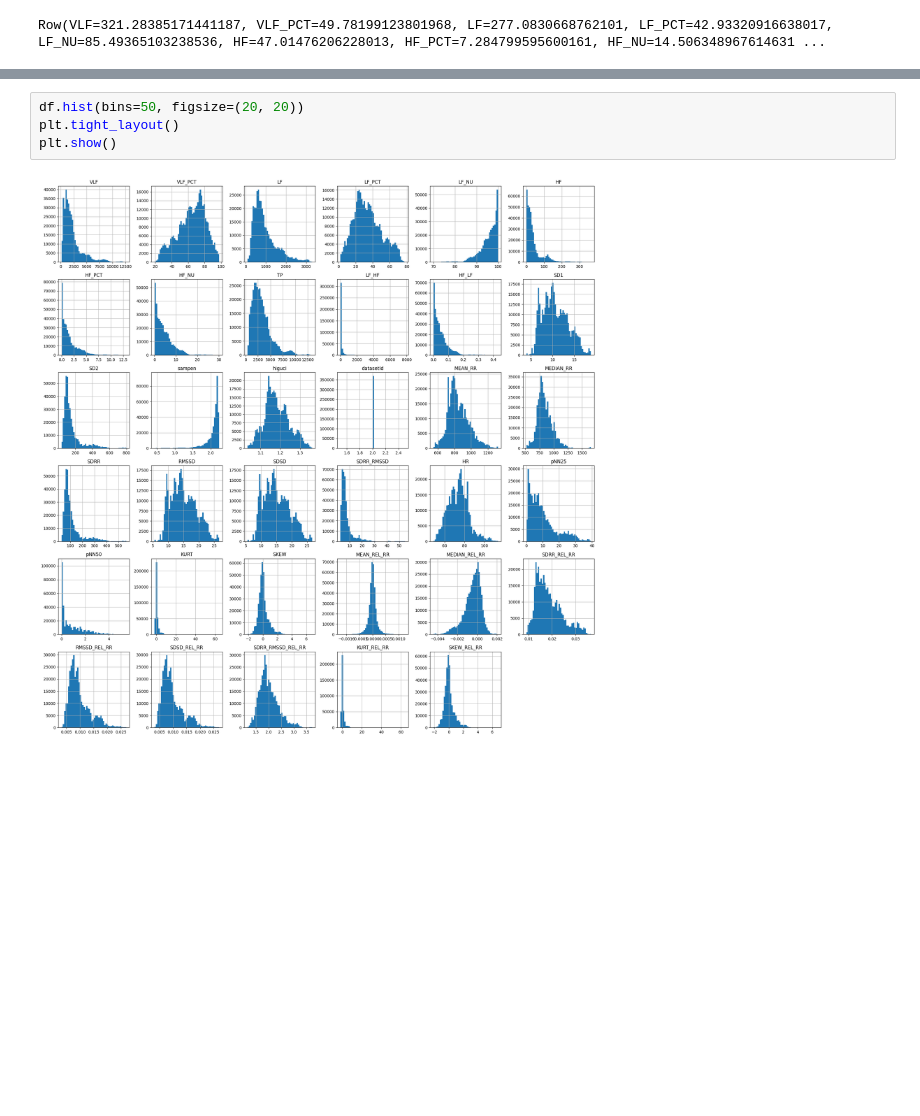
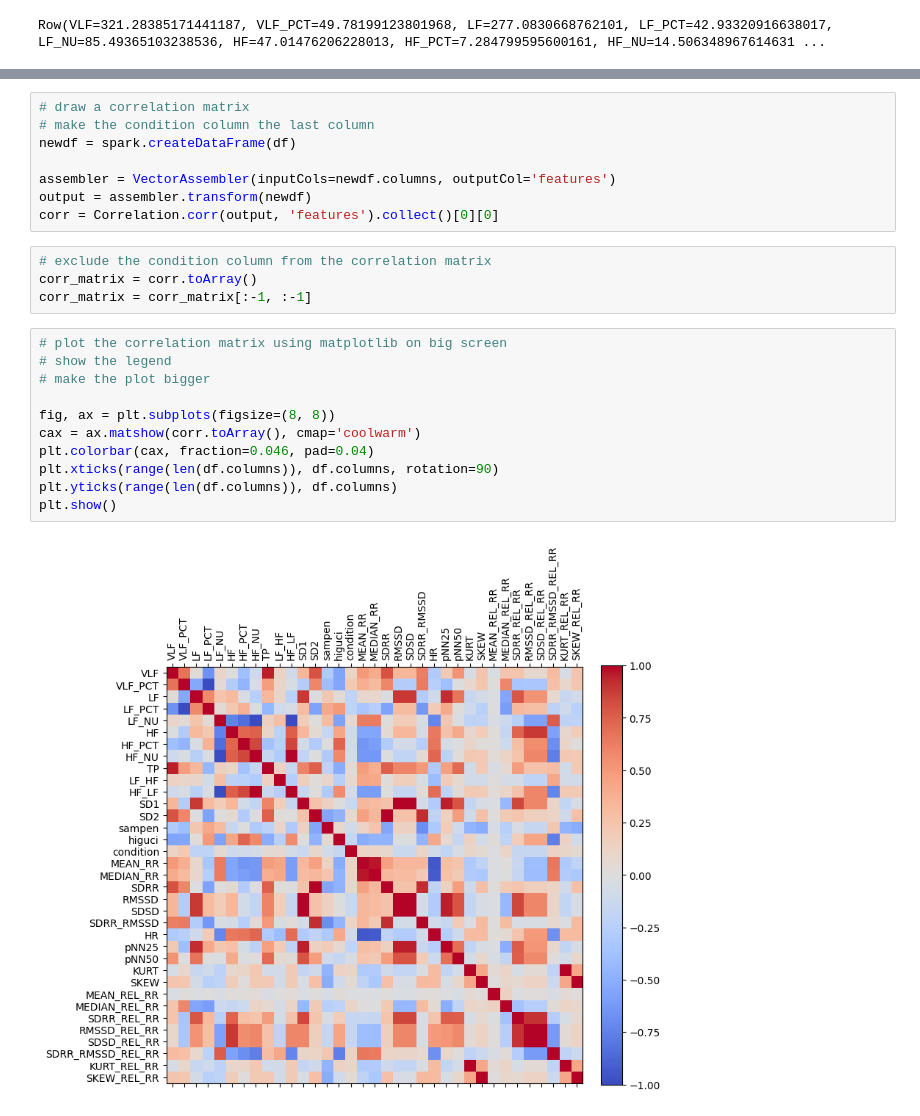
Before and after one commit to OmarNashat01/stress-level-prediction, a Jupyter notebook: DataPreparation/exploratory.ipynb, the cells around one changed output, grey strips where cells are left out. Drawn from its saved outputs; the diff is of its cells as text; blank space fills up the shorter version.

```diff
--- a/DataPreparation/exploratory.ipynb
+++ b/DataPreparation/exploratory.ipynb
@@ -40,6 +58,25 @@ TypeError: no numeric data to plot
-# %%
-df.hist(bins=50, figsize=(20, 20))
-plt.tight_layout()
-plt.show()
-# %% [output]
-[figure, removed]
+# %%
+# draw a correlation matrix
+# make the condition column the last column
+newdf = spark.createDataFrame(df)
+
+assembler = VectorAssembler(inputCols=newdf.columns, outputCol='features')
+output = assembler.transform(newdf)
+corr = Correlation.corr(output, 'features').collect()[0][0]
+# %%
+# exclude the condition column from the correlation matrix
+corr_matrix = corr.toArray()
+corr_matrix = corr_matrix[:-1, :-1]
+# %%
+# plot the correlation matrix using matplotlib on big screen
+# show the legend
+# make the plot bigger
+
+fig, ax = plt.subplots(figsize=(8, 8))
+cax = ax.matshow(corr.toArray(), cmap='coolwarm')
+plt.colorbar(cax, fraction=0.046, pad=0.04)
+plt.xticks(range(len(df.columns)), df.columns, rotation=90)
+plt.yticks(range(len(df.columns)), df.columns)
+plt.show()
+# %% [output]
+[figure, added]
```
Also changed, not shown: parts of 4 cells of this notebook.
